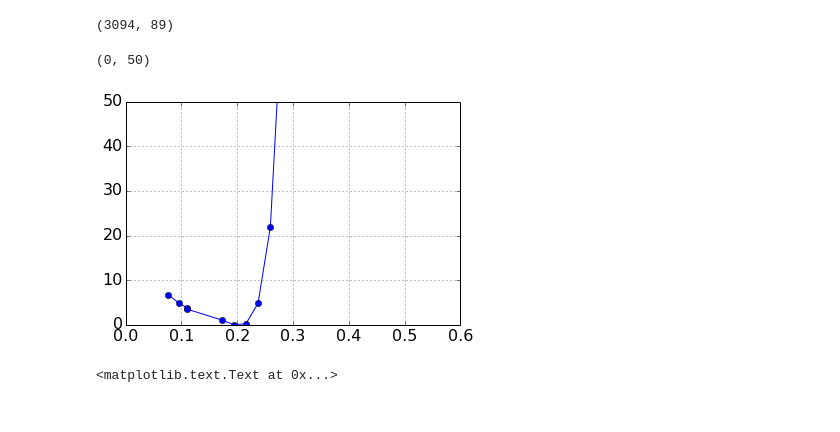
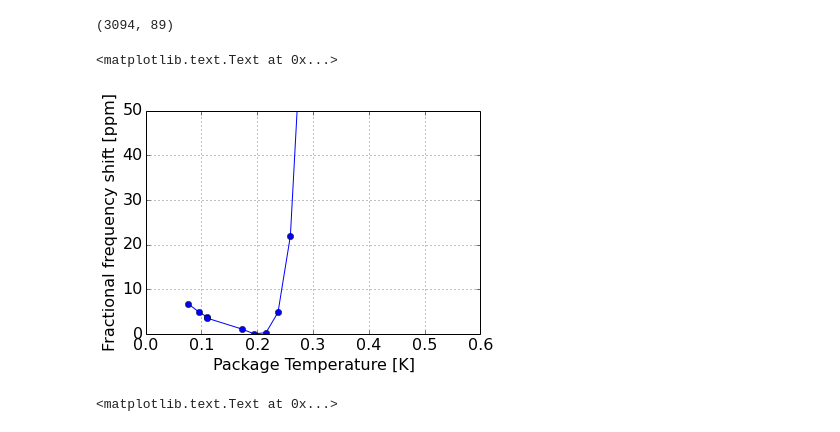
Before and after one commit to gitj/notebooks, a Jupyter notebook: 2014-12-05-0813f12-dark.ipynb, the cells around one changed output. Drawn from its saved outputs; the diff is of its cells as text; code cells hidden in the pictures.

```diff
--- a/2014-12-05-0813f12-dark.ipynb
+++ b/2014-12-05-0813f12-dark.ipynb
@@ -24,11 +31,12 @@ r0 = df[(df.resonator_id==0) & (df.atten==45)]
 # %%
 plot(r0.sweep_primary_package_temperature,1e6*(1-r0.f_0/r0.f_0.max()),'-o')
 grid()
 ylim(0,50)
-ylabel('Fractional frequency shift [ppm])
+ylabel('Fractional frequency shift [ppm]')
+xlabel('Package Temperature [K]')
 # %% [output]
-(0, 50)
+<matplotlib.text.Text at 0x...>
-[figure, old version]
+[figure, new version]
 # %%
 plot(r0.sweep_primary_package_temperature,1e6/r0.Q_i,'o-')
 ylim(0,10)
```
Also changed, not shown: parts of 6 cells of this notebook.
